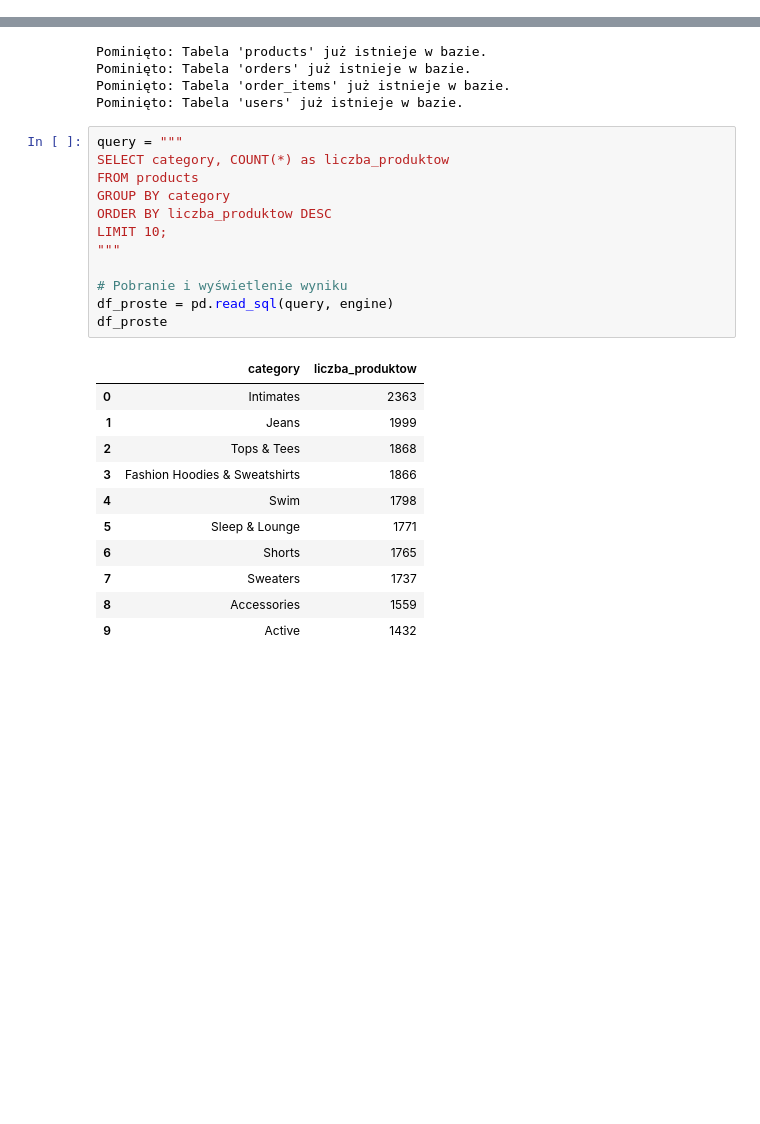
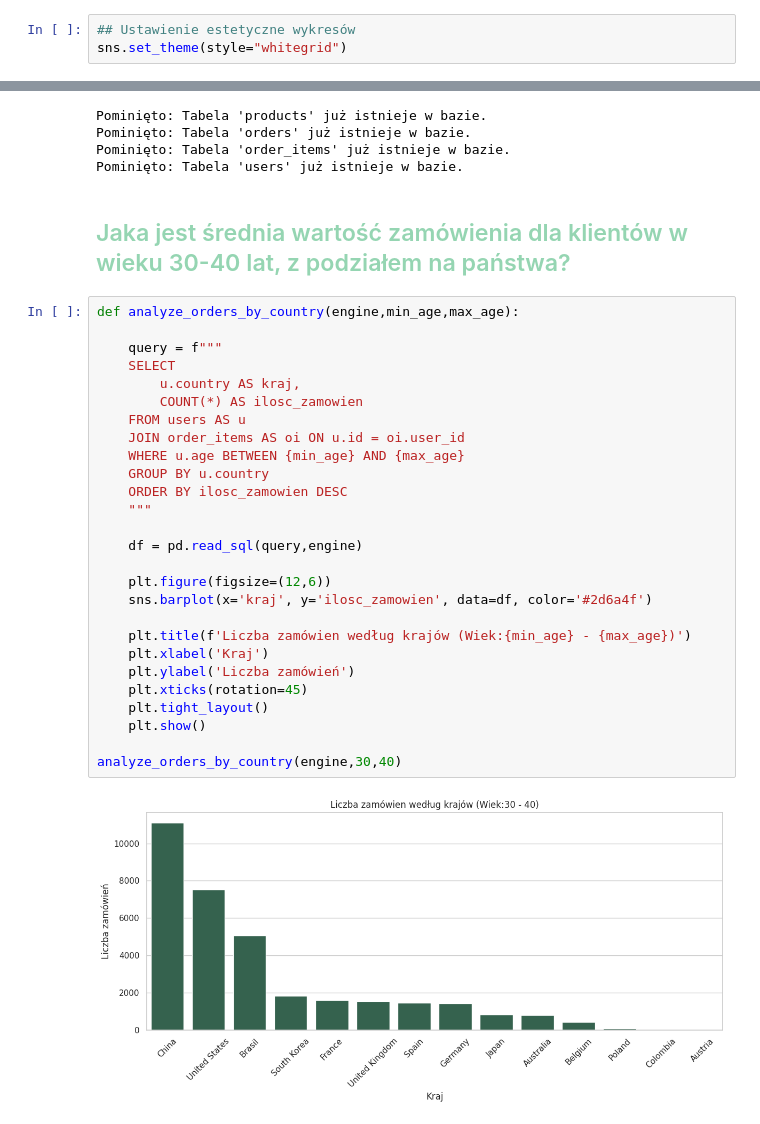
Before and after one commit to MikolajZagojski/Projekt_analiza_ecommerce, a Jupyter notebook: projekt.ipynb, the cells around one changed output, grey strips where cells are left out. Cells and saved outputs as stored; diff of their text form; blank space fills up the shorter version.

Commit message:
Dokończenie zapytań SQL i dodanie 2 wykresów w pliku projekt.ipynb

```diff
--- a/projekt.ipynb
+++ b/projekt.ipynb
@@ -14,6 +15,9 @@ DB_PASS = os.getenv('DB_PASS')
 DB_HOST = os.getenv('DB_HOST')
 DB_PORT = os.getenv('DB_PORT')
 DB_NAME = os.getenv('DB_NAME')
+# %%
+## Ustawienie estetyczne wykresów
+sns.set_theme(style="whitegrid")
 # %%
 engine = create_engine(f'postgresql://{DB_USER}:{DB_PASS}@{DB_HOST}:{DB_PORT}/{DB_NAME}')
 # %%
@@ -51,27 +55,34 @@ Pominięto: Tabela 'products' już istnieje w bazie.
 Pominięto: Tabela 'orders' już istnieje w bazie.
 Pominięto: Tabela 'order_items' już istnieje w bazie.
 Pominięto: Tabela 'users' już istnieje w bazie.
-# %%
-query = """
-SELECT category, COUNT(*) as liczba_produktow
-FROM products
-GROUP BY category
-ORDER BY liczba_produktow DESC
-LIMIT 10;
-"""
-
-# Pobranie i wyświetlenie wyniku
-df_proste = pd.read_sql(query, engine)
-df_proste
-# %% [output]
-|  | category | liczba_produktow |
-| 0 | Intimates | 2363 |
-| 1 | Jeans | 1999 |
-| 2 | Tops & Tees | 1868 |
-| 3 | Fashion Hoodies & Sweatshirts | 1866 |
-| 4 | Swim | 1798 |
-| 5 | Sleep & Lounge | 1771 |
-| 6 | Shorts | 1765 |
-| 7 | Sweaters | 1737 |
-| 8 | Accessories | 1559 |
-| 9 | Active | 1432 |
+# %% [markdown]
+<h2 style="color:#95d5b2">Jaka jest średnia wartość zamówienia dla klientów w wieku 30-40 lat, z podziałem na państwa? </h2>
+# %%
+def analyze_orders_by_country(engine,min_age,max_age):
+
+    query = f"""
+    SELECT
+        u.country AS kraj,
+        COUNT(*) AS ilosc_zamowien
+    FROM users AS u
+    JOIN order_items AS oi ON u.id = oi.user_id
+    WHERE u.age BETWEEN {min_age} AND {max_age}
+    GROUP BY u.country
+    ORDER BY ilosc_zamowien DESC
+    """
+
+    df = pd.read_sql(query,engine)
+
+    plt.figure(figsize=(12,6))
+    sns.barplot(x='kraj', y='ilosc_zamowien', data=df, color='#2d6a4f')
+
+    plt.title(f'Liczba zamówien według krajów (Wiek:{min_age} - {max_age})')
+    plt.xlabel('Kraj')
+    plt.ylabel('Liczba zamówień')
+    plt.xticks(rotation=45)
+    plt.tight_layout()
+    plt.show()
+
+analyze_orders_by_country(engine,30,40)
+# %% [output]
+[figure, added]
```
Also changed, not shown: parts of 2 cells of this notebook, 1 other file.
